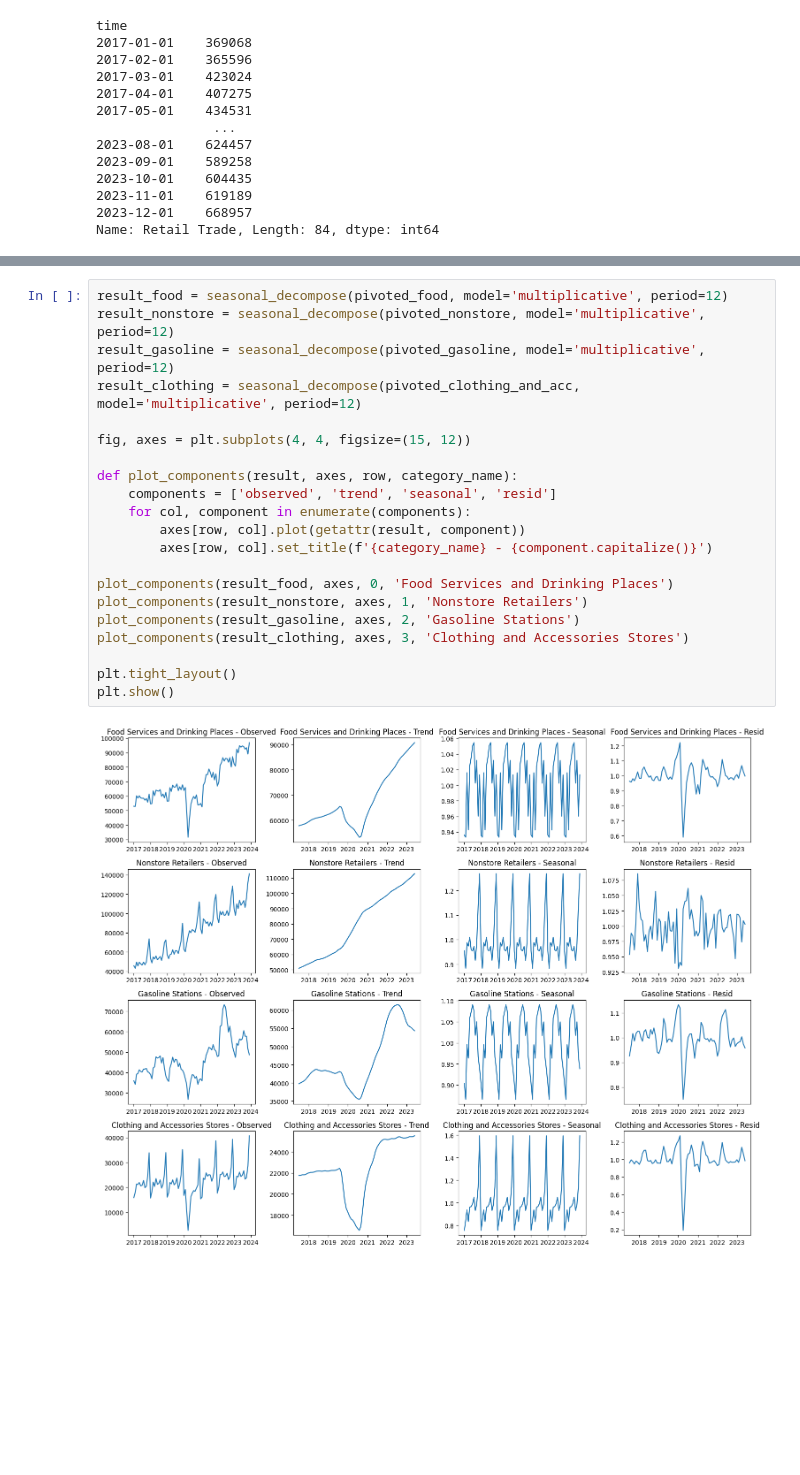
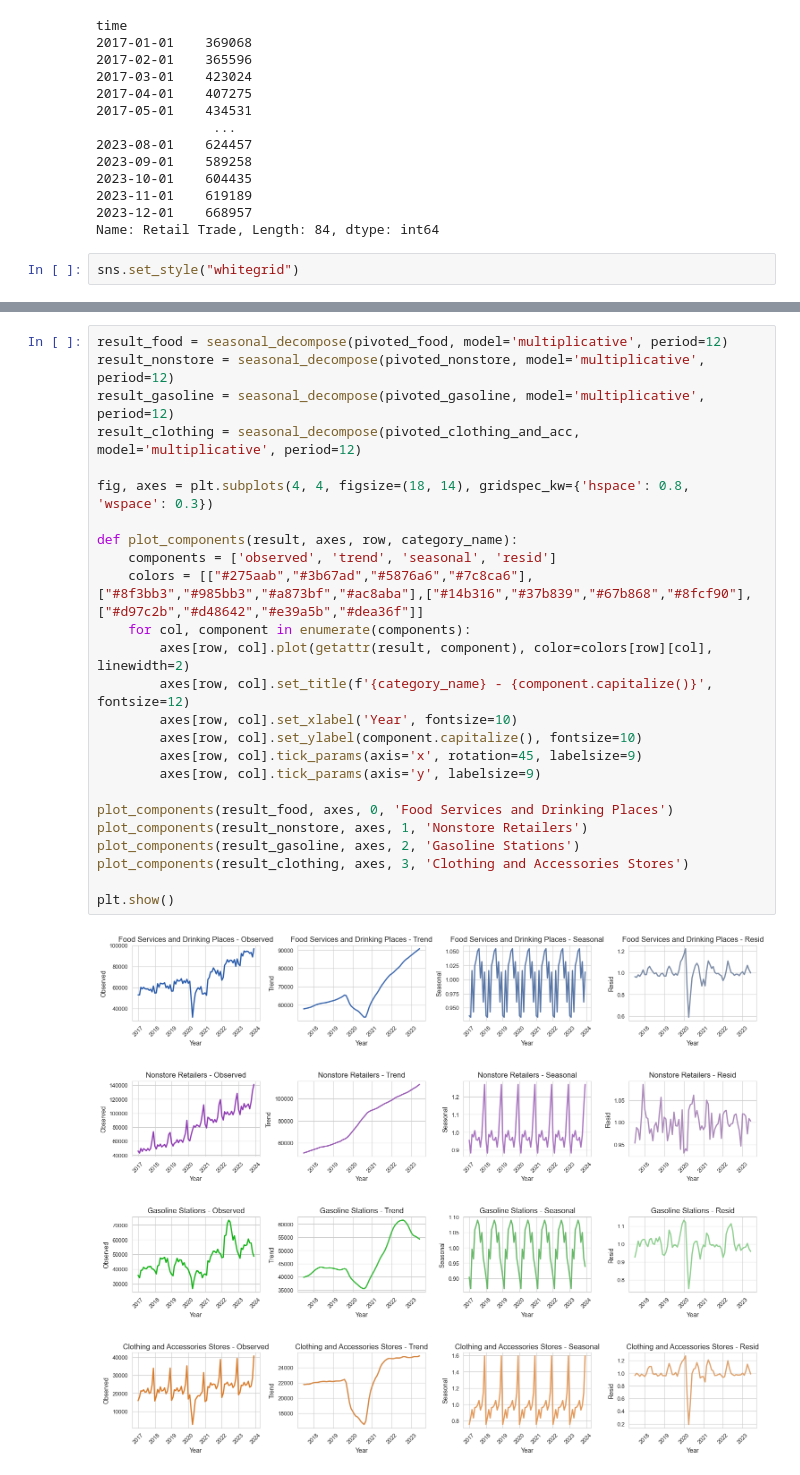
Before and after one commit to charJin/mrts-retail-and-food-services, a Jupyter notebook: notebooks/retail-and-food-analysis.ipynb, the cells around one changed output, grey strips where cells are left out. Cells and saved outputs as stored; diff of their text form; blank space fills up the shorter version.

```diff
--- a/notebooks/retail-and-food-analysis.ipynb
+++ b/notebooks/retail-and-food-analysis.ipynb
@@ -343,6 +343,8 @@ time
 2023-11-01    619189
 2023-12-01    668957
 Name: Retail Trade, Length: 84, dtype: int64
+# %%
+sns.set_style("whitegrid")
 # %%
 retail_result = seasonal_decompose(pivoted_retail, model='multiplicative', period=12)
 retail_result.plot()
@@ -352,23 +355,27 @@ retail_result.plot()
 # %%
 result_food = seasonal_decompose(pivoted_food, model='multiplicative', period=12)
 result_nonstore = seasonal_decompose(pivoted_nonstore, model='multiplicative', period=12)
 result_gasoline = seasonal_decompose(pivoted_gasoline, model='multiplicative', period=12)
 result_clothing = seasonal_decompose(pivoted_clothing_and_acc, model='multiplicative', period=12)
 
-fig, axes = plt.subplots(4, 4, figsize=(15, 12))
+fig, axes = plt.subplots(4, 4, figsize=(18, 14), gridspec_kw={'hspace': 0.8, 'wspace': 0.3})
 
 def plot_components(result, axes, row, category_name):
     components = ['observed', 'trend', 'seasonal', 'resid']
+    colors = [["#275aab","#3b67ad","#5876a6","#7c8ca6"],["#8f3bb3","#985bb3","#a873bf","#ac8aba"],["#14b316","#37b839","#67b868","#8fcf90"],["#d97c2b","#d48642","#e39a5b","#dea36f"]]
     for col, component in enumerate(components):
-        axes[row, col].plot(getattr(result, component))
-        axes[row, col].set_title(f'{category_name} - {component.capitalize()}')
+        axes[row, col].plot(getattr(result, component), color=colors[row][col], linewidth=2)
+        axes[row, col].set_title(f'{category_name} - {component.capitalize()}', fontsize=12)
+        axes[row, col].set_xlabel('Year', fontsize=10)
+        axes[row, col].set_ylabel(component.capitalize(), fontsize=10)
+        axes[row, col].tick_params(axis='x', rotation=45, labelsize=9)
+        axes[row, col].tick_params(axis='y', labelsize=9)
 
 plot_components(result_food, axes, 0, 'Food Services and Drinking Places')
 plot_components(result_nonstore, axes, 1, 'Nonstore Retailers')
 plot_components(result_gasoline, axes, 2, 'Gasoline Stations')
 plot_components(result_clothing, axes, 3, 'Clothing and Accessories Stores')
 
-plt.tight_layout()
 plt.show()
 # %% [output]
-[figure, old version]
+[figure, new version]
```
Also changed, not shown: parts of 2 cells of this notebook, 4 other files.
